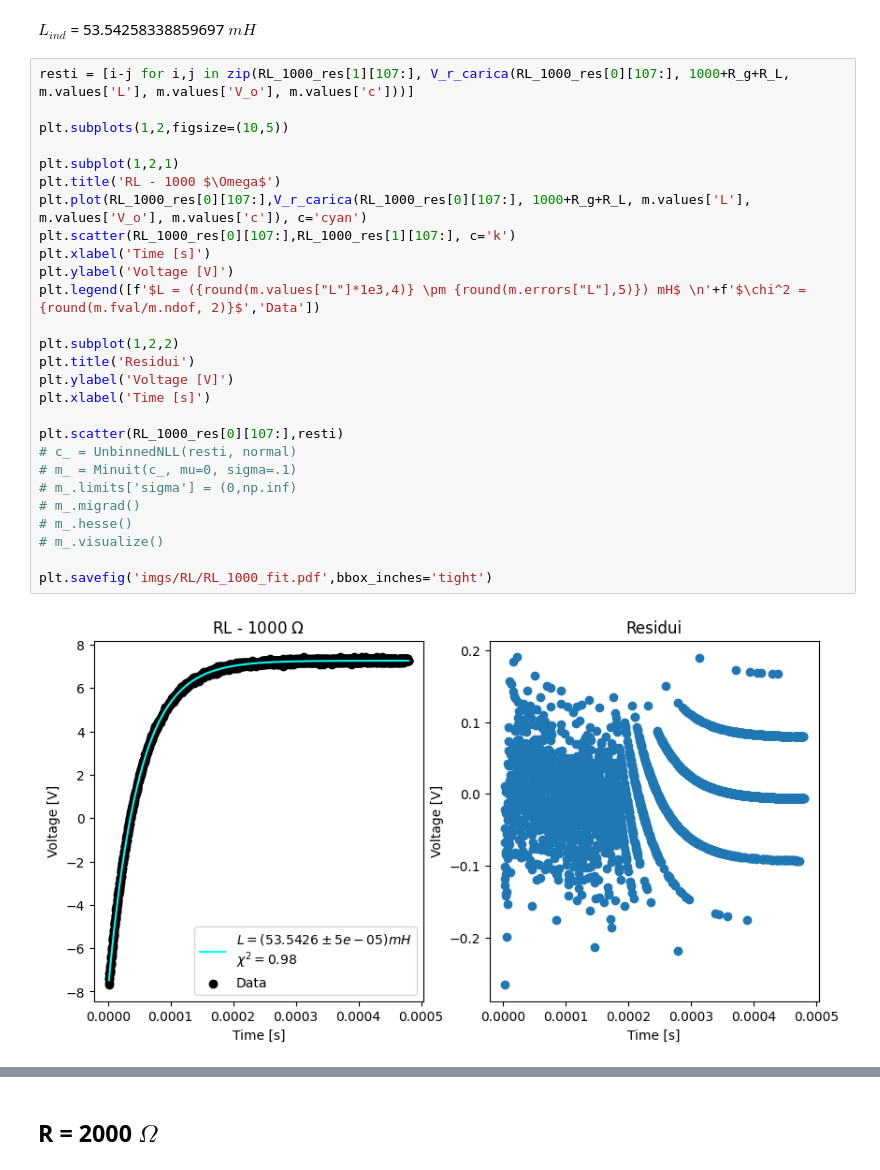
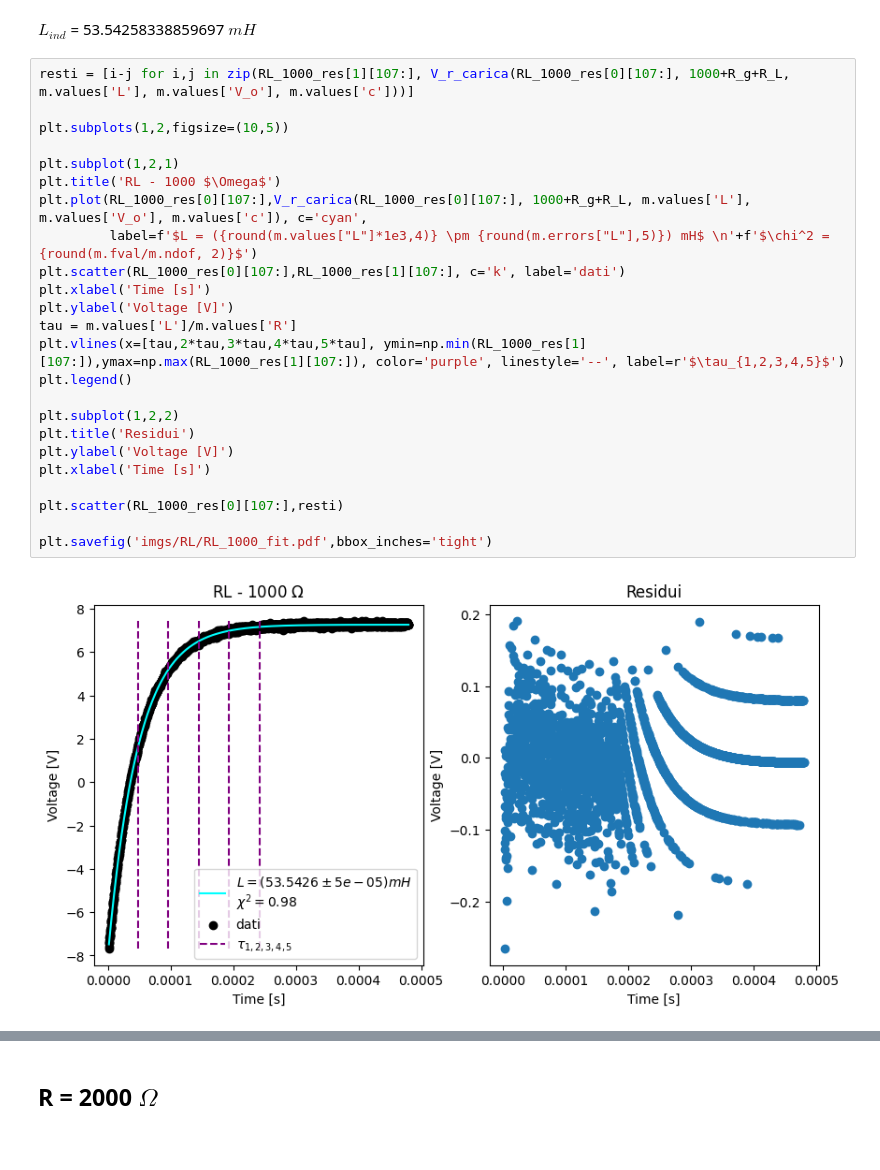
Before and after one commit to Yedi278/Lab2, a Jupyter notebook: Circuiti_2/RL.ipynb, the cells around one changed output, grey strips where cells are left out. Cells and saved outputs as stored; diff of their text form.

```diff
--- a/Circuiti_2/RL.ipynb
+++ b/Circuiti_2/RL.ipynb
@@ -195,30 +196,27 @@ $L_{ind}$ = 53.54258338859697 $mH$
 # %%
 resti = [i-j for i,j in zip(RL_1000_res[1][107:], V_r_carica(RL_1000_res[0][107:], 1000+R_g+R_L, m.values['L'], m.values['V_o'], m.values['c']))]
 
 plt.subplots(1,2,figsize=(10,5))
 
 plt.subplot(1,2,1)
 plt.title('RL - 1000 $\Omega$')
-plt.plot(RL_1000_res[0][107:],V_r_carica(RL_1000_res[0][107:], 1000+R_g+R_L, m.values['L'], m.values['V_o'], m.values['c']), c='cyan')
-plt.scatter(RL_1000_res[0][107:],RL_1000_res[1][107:], c='k')
+plt.plot(RL_1000_res[0][107:],V_r_carica(RL_1000_res[0][107:], 1000+R_g+R_L, m.values['L'], m.values['V_o'], m.values['c']), c='cyan',
+         label=f'$L = ({round(m.values["L"]*1e3,4)} \pm {round(m.errors["L"],5)}) mH$ \n'+f'$\chi^2 = {round(m.fval/m.ndof, 2)}$')
+plt.scatter(RL_1000_res[0][107:],RL_1000_res[1][107:], c='k', label='dati')
 plt.xlabel('Time [s]')
 plt.ylabel('Voltage [V]')
-plt.legend([f'$L = ({round(m.values["L"]*1e3,4)} \pm {round(m.errors["L"],5)}) mH$ \n'+f'$\chi^2 = {round(m.fval/m.ndof, 2)}$','Data'])
+tau = m.values['L']/m.values['R']
+plt.vlines(x=[tau,2*tau,3*tau,4*tau,5*tau], ymin=np.min(RL_1000_res[1][107:]),ymax=np.max(RL_1000_res[1][107:]), color='purple', linestyle='--', label=r'$\tau_{1,2,3,4,5}$')
+plt.legend()
 
 plt.subplot(1,2,2)
 plt.title('Residui')
 plt.ylabel('Voltage [V]')
 plt.xlabel('Time [s]')
 
 plt.scatter(RL_1000_res[0][107:],resti)
-# c_ = UnbinnedNLL(resti, normal)
-# m_ = Minuit(c_, mu=0, sigma=.1)
-# m_.limits['sigma'] = (0,np.inf)
-# m_.migrad()
-# m_.hesse()
-# m_.visualize()
 
 plt.savefig('imgs/RL/RL_1000_fit.pdf',bbox_inches='tight')
 # %% [output]
-[figure, old version]
+[figure, new version]
 # %%
```
Also changed, not shown: parts of 16 cells of this notebook, 8 other files.
